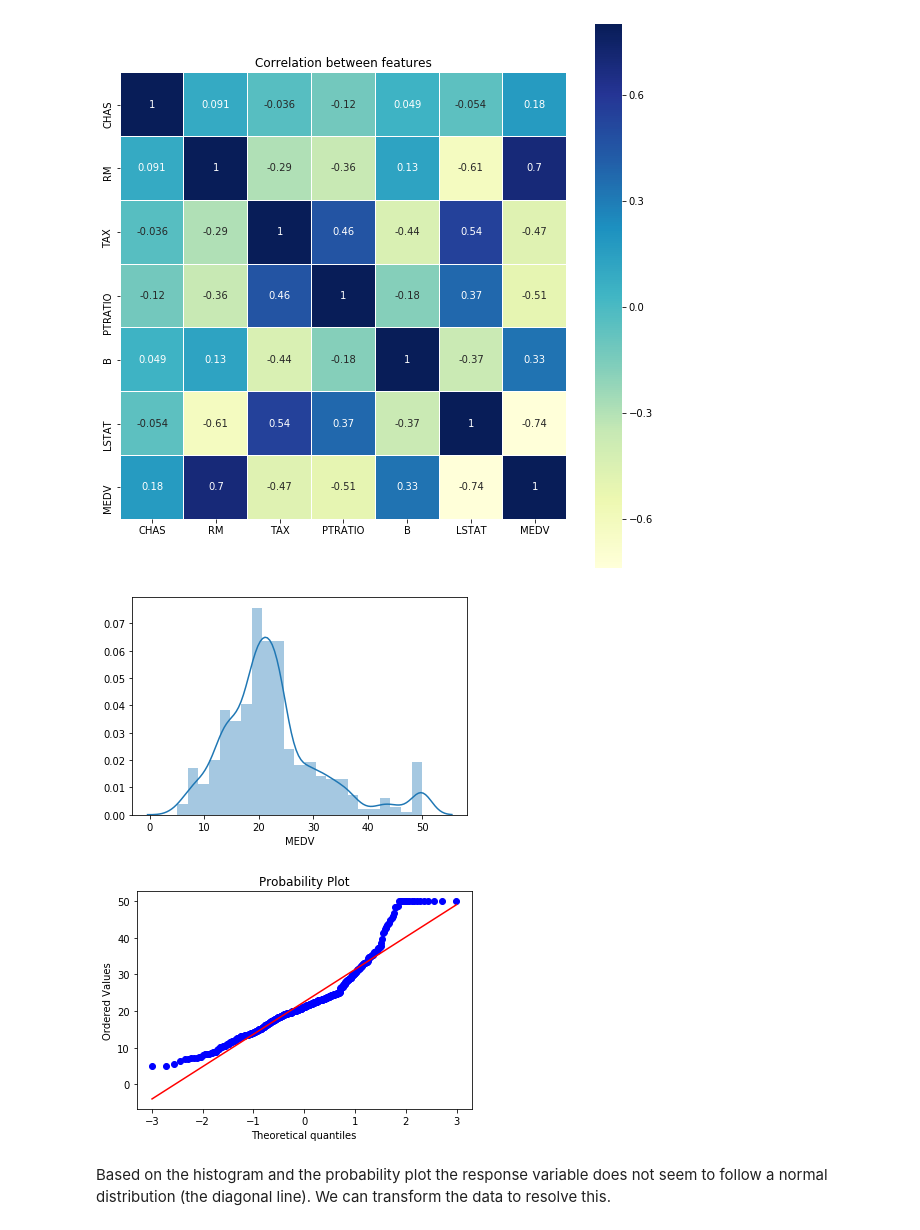
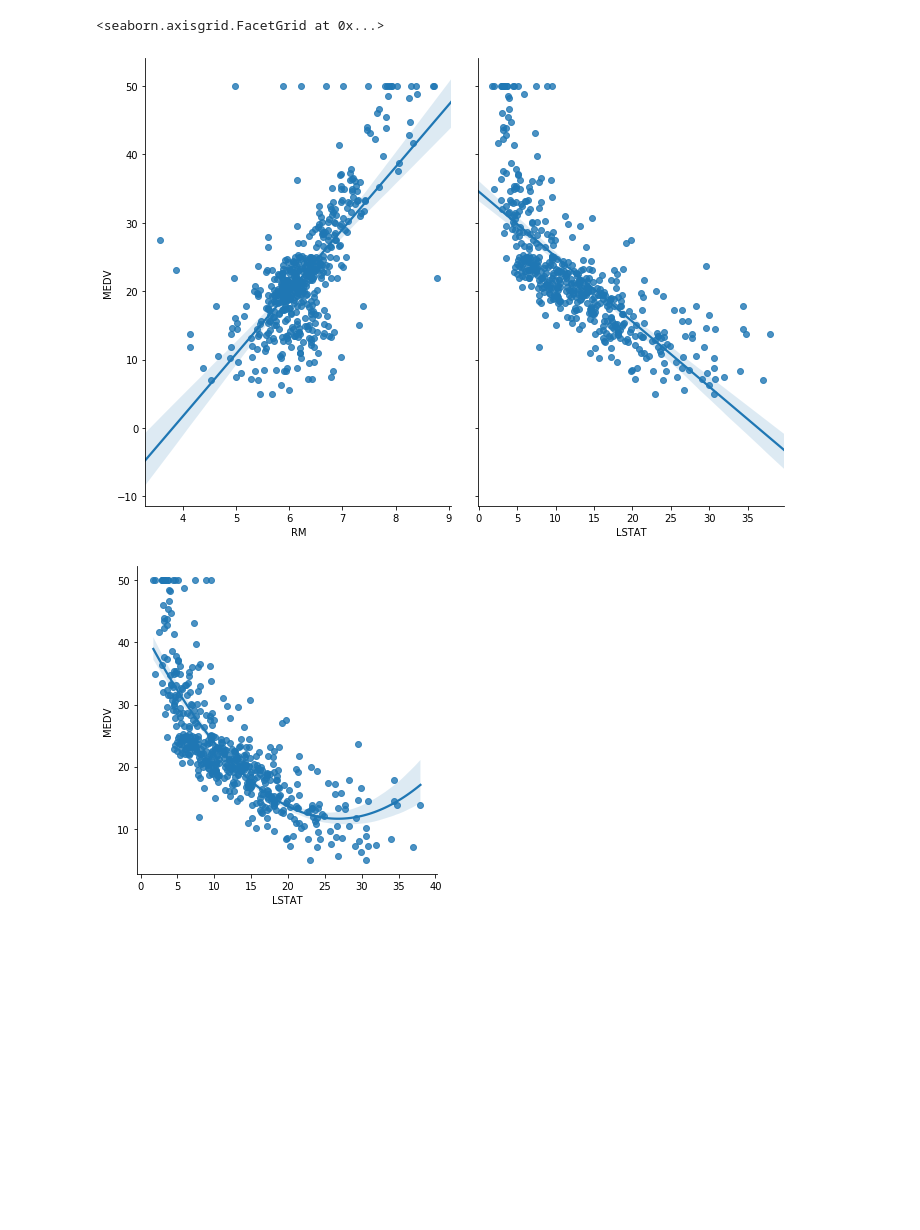
Before and after one commit to jstevenr/housing-price-regression, a Jupyter notebook: Boston_Housing.ipynb, the cells around one changed output. Saved outputs shown, nothing was run; the diff lists cells and outputs as text; code cells hidden in the pictures; blank space fills up the shorter version.

```diff
--- a/Boston_Housing.ipynb
+++ b/Boston_Housing.ipynb
@@ -75,20 +101,10 @@ sns.distplot(y)
-# %%
-corr = df.corr()
-plt.figure(figsize=(10, 10))
-sns.heatmap(corr, vmax=.8, linewidths=0.01,
-            square=True,annot=True,cmap='YlGnBu',linecolor="white")
-plt.title('Correlation between features');
-# %% [output]
-[figure, removed]
-# %%
-from scipy import stats
-# histogram and normal probability plot
-sns.distplot(y, hist = True)
-fit = plt.figure()
-res = stats.probplot(y, plot = plt)
-# %% [output]
-[figure, removed]
-[figure, removed]
-# %% [markdown]
-Based on the histogram and the probability plot the response variable does not seem to follow a normal distribution (the diagonal line). We can transform the data to resolve this.
+# %%
+sns.pairplot(df, x_vars = ['RM', 'LSTAT'], y_vars = 'MEDV', kind = 'reg', height = 7,
+            aspect = 0.7)
+
+sns.lmplot(x = "LSTAT", y = "MEDV", data = df, order = 2, truncate = True)
+# %% [output]
+<seaborn.axisgrid.FacetGrid at 0x...>
+[figure, added]
+[figure, added]
 # %%
```
Also changed, not shown: parts of 25 cells of this notebook.
